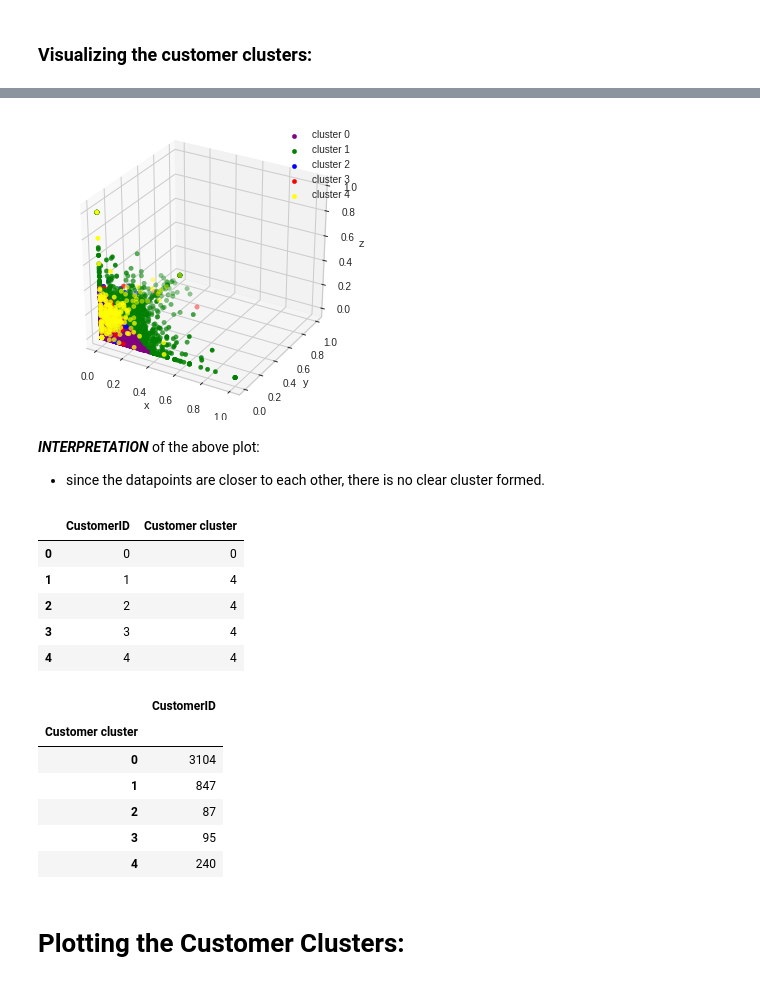
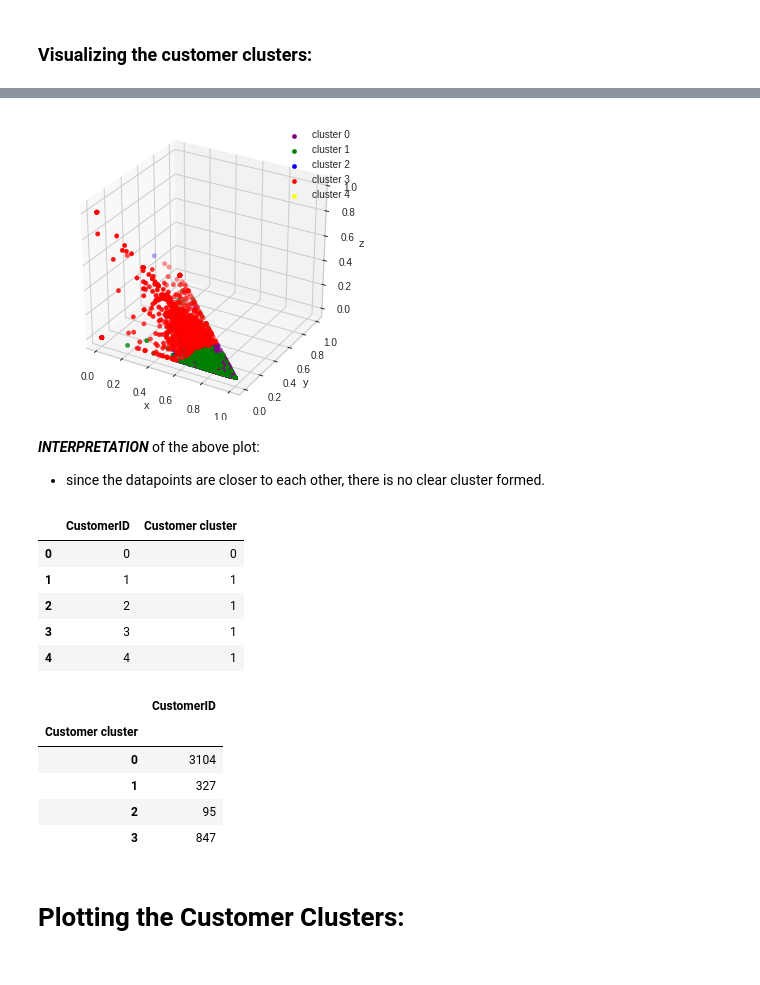
Before and after one commit to sidharth-ds/E-Commerce-Customer-Segmentation, a Jupyter notebook: E_Commerce_Customer_Segmentation.ipynb, the cells around one changed output, grey strips where cells are left out. Saved outputs shown, nothing was run; the diff lists cells and outputs as text; code cells hidden in the pictures.

```diff
--- a/E_Commerce_Customer_Segmentation.ipynb
+++ b/E_Commerce_Customer_Segmentation.ipynb
@@ -774,7 +774,7 @@ visualizer.show()
 # %% [markdown]
 ### k-means clustering:
 # %%
-km = KMeans(n_clusters=5, init= "k-means++", random_state=9)     # applying k = 5
+km = KMeans(n_clusters=4, init= "k-means++", random_state=9)     # applying k = 4
 km.fit(y_scaled)          # fit the data - identify pattern, does everything
 
 centroids = km.cluster_centers_   # final centroid points
@@ -812,23 +812,23 @@ plt.show()
 # %%
 # 3D plotting
 labels = np.unique(label)
 
 fig = plt.figure(figsize = (5,5))
 ax = fig.add_subplot(111, projection='3d')
 
-ax.scatter(y_scaled[label == 0,2],y_scaled[label == 0,4],y_scaled[label == 0,5], s = 20 , color = 'purple', label = "cluster 0")
-ax.scatter(y_scaled[label == 1,2],y_scaled[label == 1,4],y_scaled[label == 1,5], s = 20 , color = 'green', label = "cluster 1")
-ax.scatter(y_scaled[label == 2,2],y_scaled[label == 2,4],y_scaled[label == 2,5], s = 20 , color = 'blue', label = "cluster 2")
-ax.scatter(y_scaled[label == 3,2],y_scaled[label == 3,4],y_scaled[label == 3,5], s = 20 , color = 'red', label = "cluster 3")
-ax.scatter(y_scaled[label == 4,2],y_scaled[label == 4,4],y_scaled[label == 4,5], s = 20 , color = 'yellow', label = "cluster 4")
+ax.scatter(y_scaled[label == 0,3],y_scaled[label == 0,4],y_scaled[label == 0,2], s = 20 , color = 'purple', label = "cluster 0")
+ax.scatter(y_scaled[label == 1,3],y_scaled[label == 1,4],y_scaled[label == 1,2], s = 20 , color = 'green', label = "cluster 1")
+ax.scatter(y_scaled[label == 2,3],y_scaled[label == 2,4],y_scaled[label == 2,2], s = 20 , color = 'blue', label = "cluster 2")
+ax.scatter(y_scaled[label == 3,3],y_scaled[label == 3,4],y_scaled[label == 3,2], s = 20 , color = 'red', label = "cluster 3")
+ax.scatter(y_scaled[label == 4,3],y_scaled[label == 4,4],y_scaled[label == 4,2], s = 20 , color = 'yellow', label = "cluster 4")
 
 ax.set_xlabel('x')
 ax.set_ylabel('y')
 ax.set_zlabel('z')
 ax.legend()
 plt.show()
 # %% [output]
-[figure, old version]
+[figure, new version]
 # %% [markdown]
 ***INTERPRETATION*** of the above plot:
 * since the datapoints are closer to each other, there is no clear cluster formed.
@@ -843,10 +843,10 @@ df13.head()
 # %% [output]
 |  | CustomerID | Customer cluster |
 | 0 | 0 | 0 |
-| 1 | 1 | 4 |
-| 2 | 2 | 4 |
-| 3 | 3 | 4 |
-| 4 | 4 | 4 |
+| 1 | 1 | 1 |
+| 2 | 2 | 1 |
+| 3 | 3 | 1 |
+| 4 | 4 | 1 |
 # %%
 # count of each clusters
 df14 = df13.groupby("Customer cluster").count()
@@ -855,10 +855,9 @@ df14
 |  | CustomerID |
 | Customer cluster |  |
 | 0 | 3104 |
-| 1 | 847 |
-| 2 | 87 |
-| 3 | 95 |
-| 4 | 240 |
+| 1 | 327 |
+| 2 | 95 |
+| 3 | 847 |
 # %% [markdown]
 # Plotting the Customer Clusters:
 # %%
```
Also changed, not shown: parts of 14 cells of this notebook.
